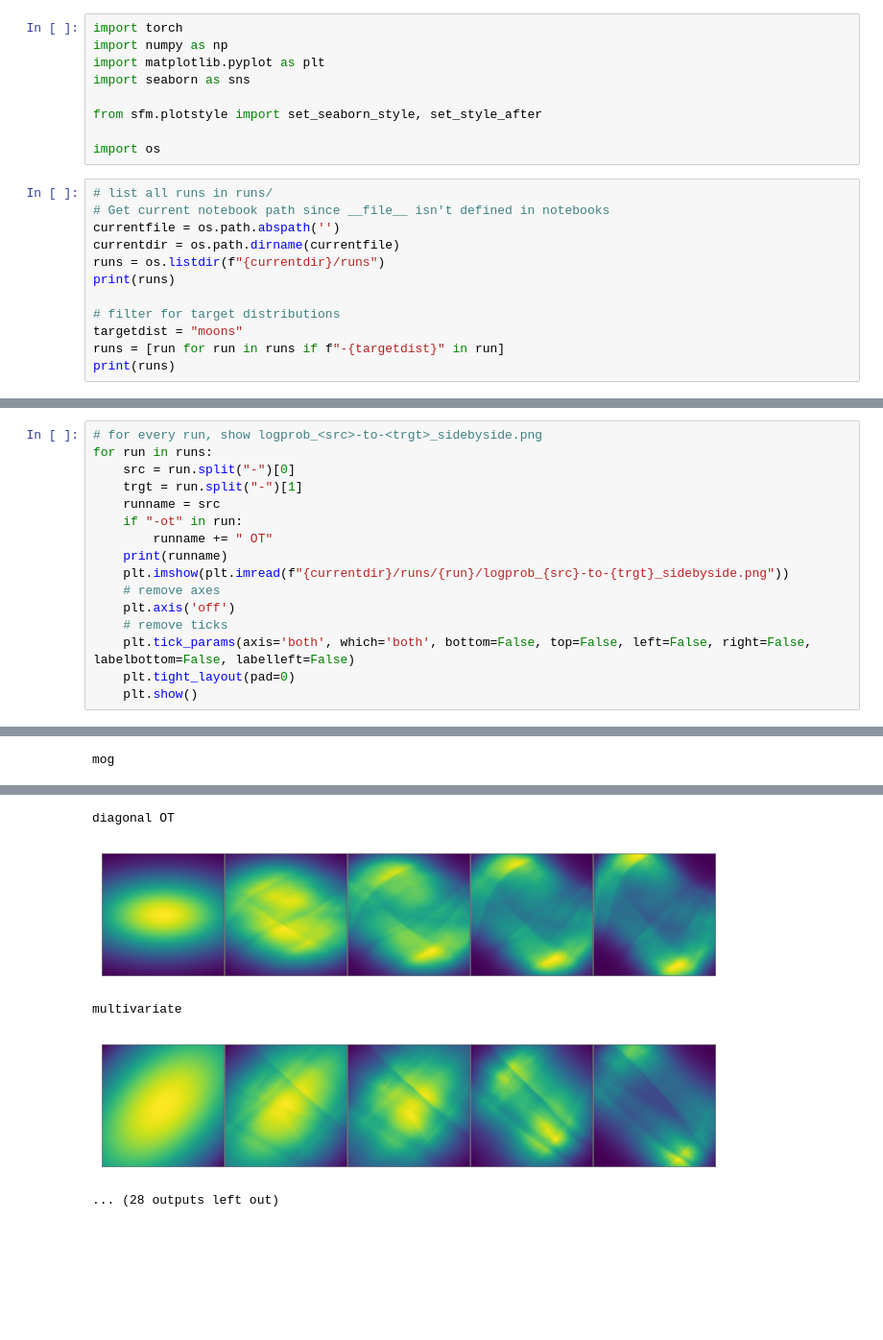
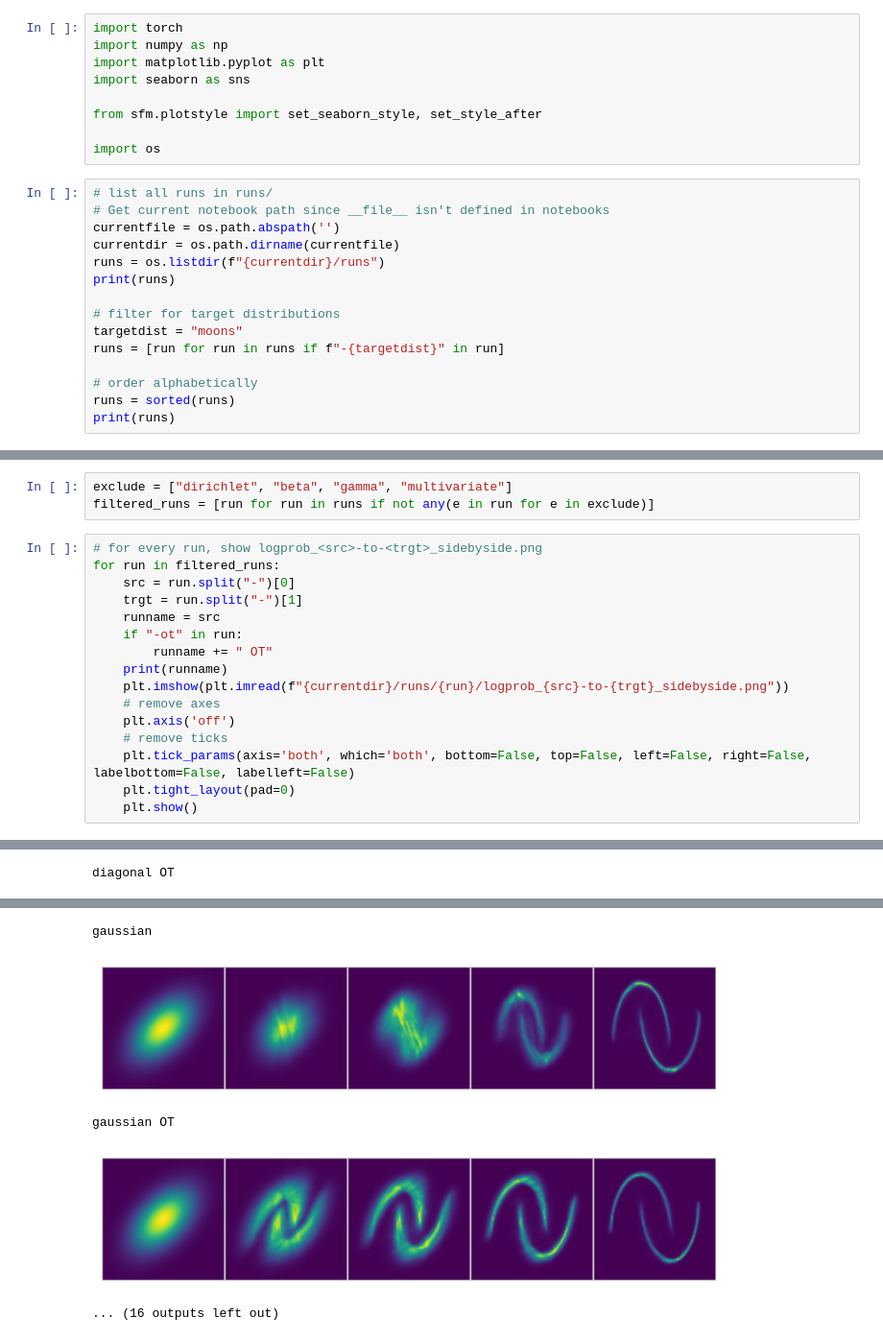
Before and after one commit to BurgerAndreas/sfm, a Jupyter notebook: scripts/plot_runs.ipynb, the cells around one changed output, grey strips where cells are left out. Shown at 96% size. Drawn from its saved outputs; the diff is of its cells as text; blank space fills up the shorter version.

```diff
--- a/scripts/plot_runs.ipynb
+++ b/scripts/plot_runs.ipynb
@@ -18,5 +18,8 @@ print(runs)
 # filter for target distributions
 targetdist = "moons"
 runs = [run for run in runs if f"-{targetdist}" in run]
+
+# order alphabetically
+runs = sorted(runs)
 print(runs)
 # %% [output]
@@ -31,6 +34,9 @@ print(files)
+# %%
+exclude = ["dirichlet", "beta", "gamma", "multivariate"]
+filtered_runs = [run for run in runs if not any(e in run for e in exclude)]
 # %%
 # for every run, show logprob_<src>-to-<trgt>_sidebyside.png
-for run in runs:
+for run in filtered_runs:
     src = run.split("-")[0]
     trgt = run.split("-")[1]
     runname = src
@@ -54 +60 @@ gamma
-mog
+diagonal OT
@@ -56,5 +62,5 @@ mog
-diagonal OT
+gaussian
-[figure, old version]
+[figure, new version]
-multivariate
+gaussian OT
-[figure, old version]
+[figure, new version]
-... (28 outputs left out)
+... (16 outputs left out)
```
Also changed, not shown: parts of 11 cells of this notebook, 22 other files.
